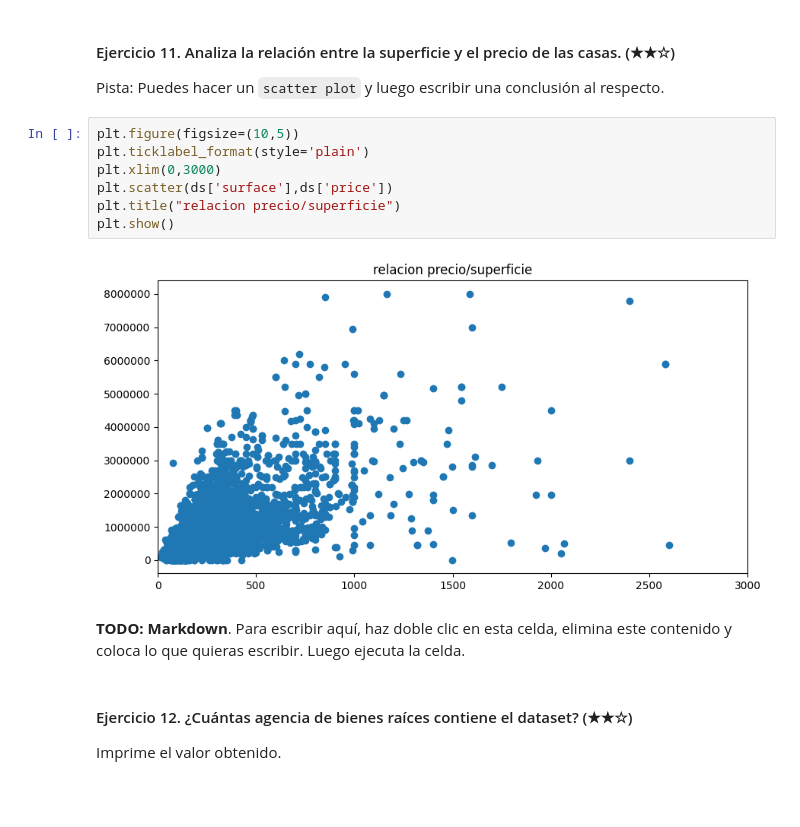
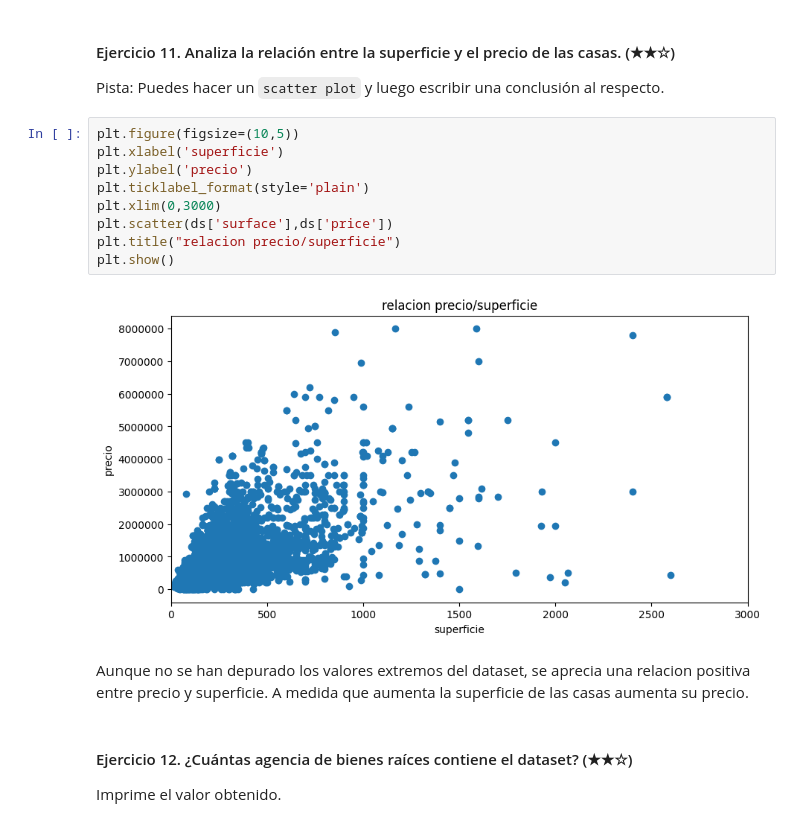
Before and after one commit to 4GeeksAcademy/Loic-realestate-datacleanup-exercise, a Jupyter notebook: project.es.ipynb, the cells around one changed output. Saved outputs shown, nothing was run; the diff lists cells and outputs as text; blank space fills up the shorter version.

```diff
--- a/project.es.ipynb
+++ b/project.es.ipynb
@@ -177,15 +177,17 @@ Los promedios de precio por metro cuadrado no son los mismos. Mientras que Valde
 Pista: Puedes hacer un `scatter plot` y luego escribir una conclusión al respecto.
 # %%
 plt.figure(figsize=(10,5))
+plt.xlabel('superficie')
+plt.ylabel('precio')
 plt.ticklabel_format(style='plain')
 plt.xlim(0,3000)
 plt.scatter(ds['surface'],ds['price'])
 plt.title("relacion precio/superficie")
 plt.show()
 # %% [output]
-[figure, old version]
+[figure, new version]
 # %% [markdown]
-**TODO: Markdown**. Para escribir aquí, haz doble clic en esta celda, elimina este contenido y coloca lo que quieras escribir. Luego ejecuta la celda.
+Aunque no se han depurado los valores extremos del dataset, se aprecia una relacion positiva entre precio y superficie. A medida que aumenta la superficie de las casas aumenta su precio.
 # %% [markdown]
 #### Ejercicio 12. ¿Cuántas agencia de bienes raíces contiene el dataset? (★★☆)
 
```
Also changed, not shown: parts of 5 cells of this notebook.
